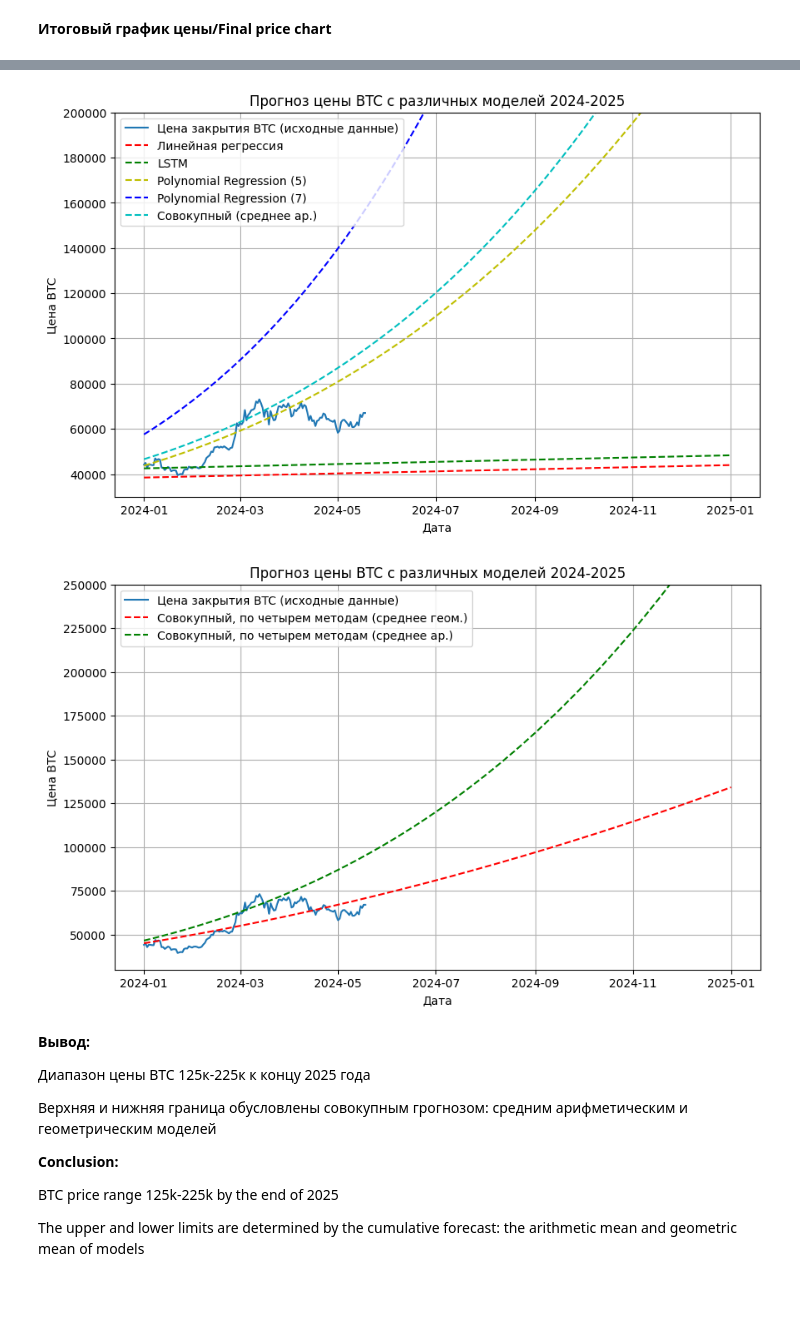
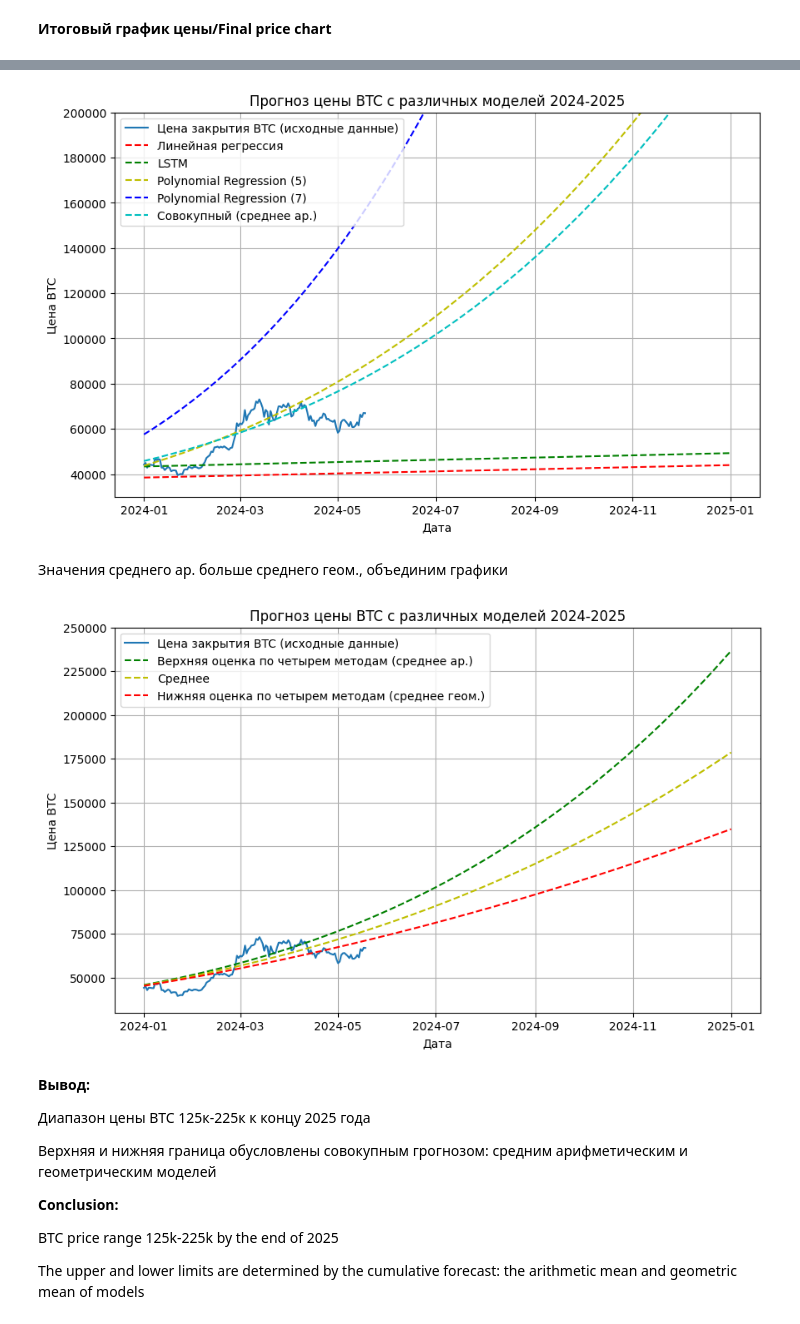
Before and after one commit to gppoleshkin/forecast-of-BTC-price-2024-2025, a Jupyter notebook: forecast_of_BTC_price_2024_2025.ipynb, the cells around one changed output, grey strips where cells are left out. Cells and saved outputs as stored; diff of their text form; code cells hidden in the pictures; blank space fills up the shorter version.

```diff
--- a/forecast_of_BTC_price_2024_2025.ipynb
+++ b/forecast_of_BTC_price_2024_2025.ipynb
@@ -252,7 +252,7 @@ plt.plot(future_dates, future_y_pred_LSTM, linestyle='--', color='g', label='LST
 plt.plot(future_dates, future_y_pred_Poly, linestyle='--', color='y', label='Polynomial Regression (5)')
 plt.plot(future_dates_Poly, future_y_pred_Poly2, linestyle='--', color='b', label='Polynomial Regression (7)')
 #Задаем совокупный
-sovar=(future_y_pred_linear+future_y_pred_Poly_full+future_y_pred_Poly2_full)*(1/3)
+sovar=(future_y_pred_LSTM+future_y_pred_linear+future_y_pred_Poly_full+future_y_pred_Poly2_full)*(1/4)
 plt.plot(future_dates, sovar, linestyle='--', color='c', label='Совокупный (среднее ар.)')
 
 
@@ -265,26 +265,30 @@ plt.grid()
 plt.ylim(30000, 200000)  # Ограничение масштаба оси Y
 plt.show()
 # %% [output]
-[figure, old version]
+[figure, new version]
+# %% [markdown]
+Значения среднего ар. больше среднего геом., объединим графики
 # %%
 # Строим график
 plt.figure(figsize=(10, 6))
 plt.plot(btc_data_2024_2025.index, btc_data_2024_2025['Close'], label='Цена закрытия BTC (исходные данные)')
 #Cовокупный
-plt.plot(future_dates, sovgeom, linestyle='--', color='r', label='Совокупный, по четырем методам (среднее геом.)')
-plt.plot(future_dates, sovar, linestyle='--', color='g', label='Совокупный, по четырем методам (среднее ар.)')
+plt.plot(future_dates, sovar, linestyle='--', color='g', label='Верхняя оценка по четырем методам (среднее ар.)')
+plt.plot(future_dates, (sovgeom*sovar)**0.5, linestyle='--', color='y', label='Среднее')
+plt.plot(future_dates, sovgeom, linestyle='--', color='r', label='Нижняя оценка по четырем методам (среднее геом.)')
+
 
 
 
 plt.xlabel('Дата')
 plt.ylabel('Цена BTC')
 plt.title('Прогноз цены BTC с различных моделей 2024-2025')
 plt.legend()
 plt.grid()
 plt.ylim(30000, 250000)  # Ограничение масштаба оси Y
 plt.show()
 # %% [output]
-[figure, old version]
+[figure, new version]
 # %% [markdown]
 **Вывод:**
 
```
Also changed, not shown: parts of 3 cells of this notebook.
